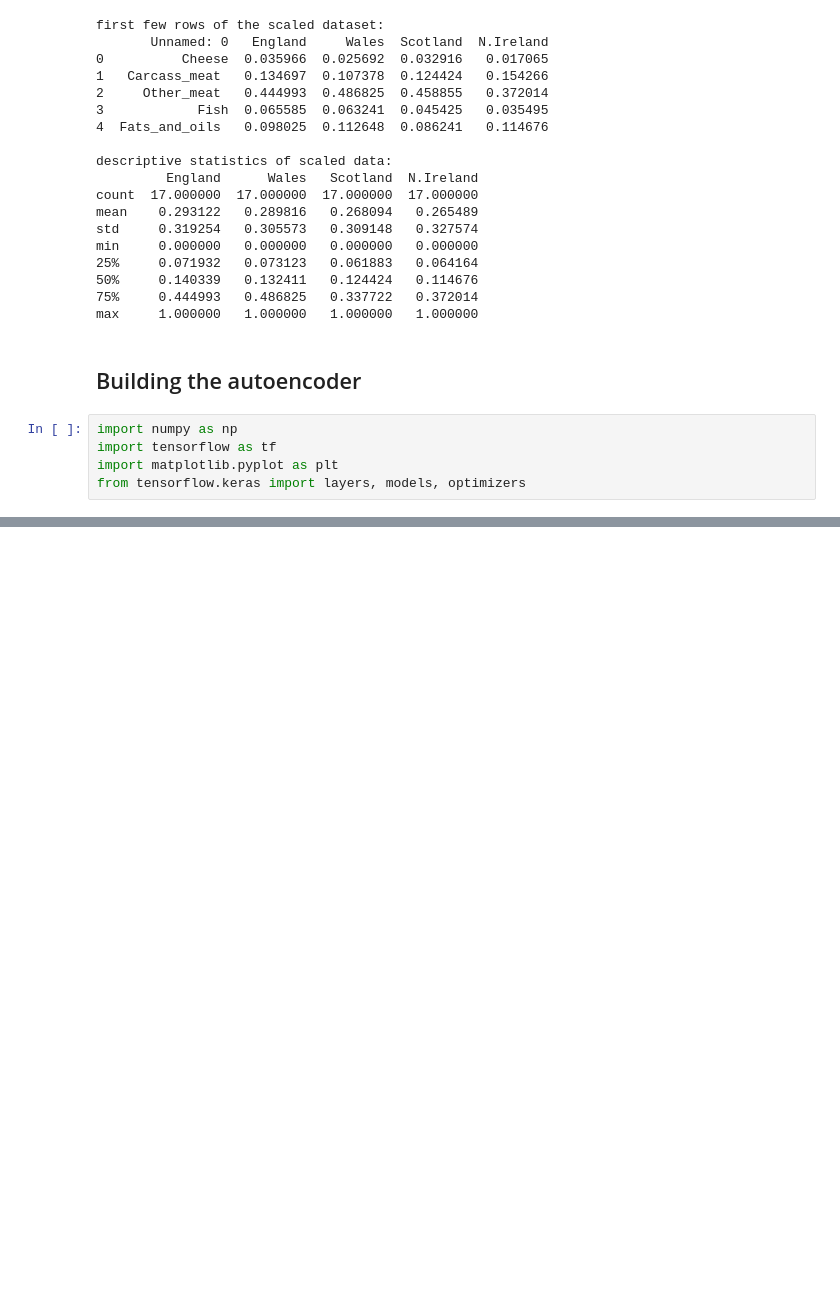
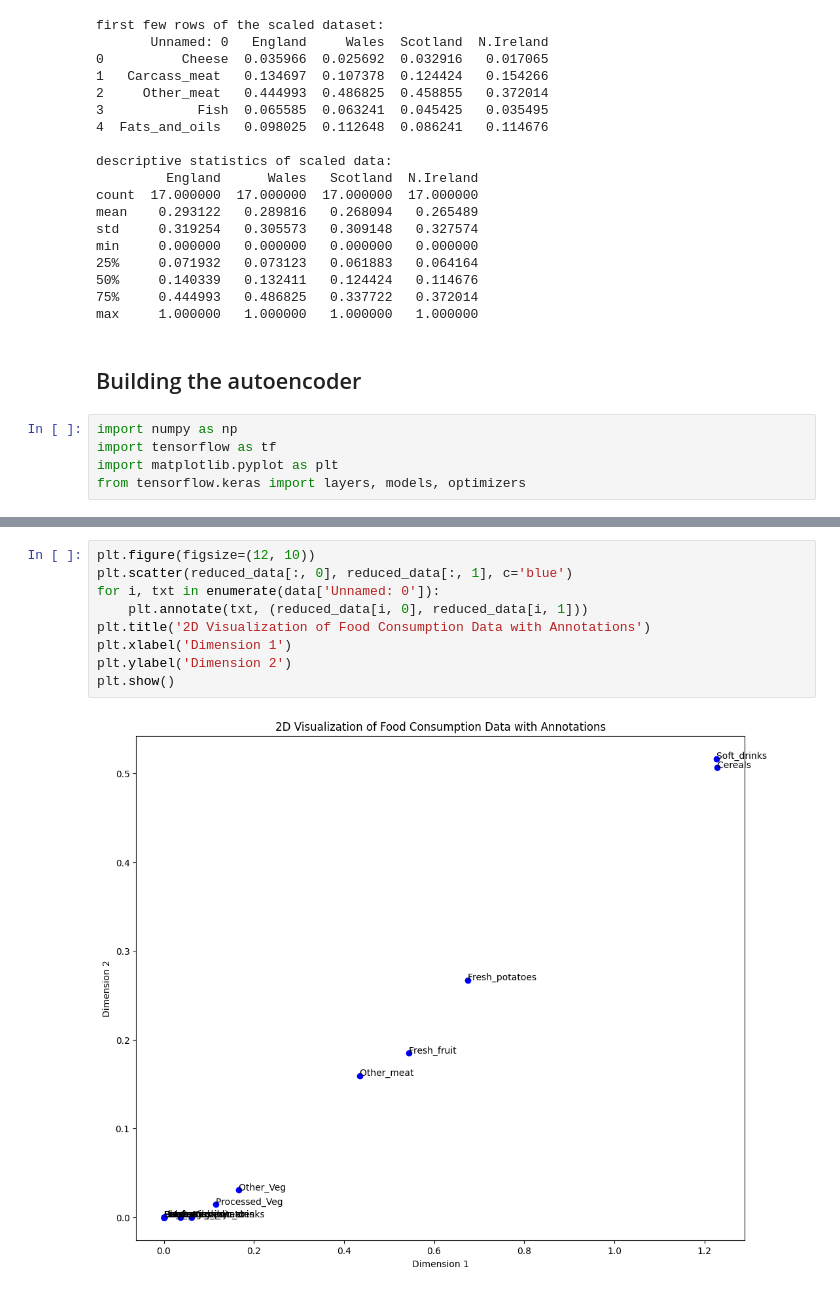
Before and after one commit to bl33h/autoencoder, a Jupyter notebook: src/autoencoder.ipynb, the cells around one changed output, grey strips where cells are left out. Cells and saved outputs as stored; diff of their text form; blank space fills up the shorter version.

```diff
--- a/src/autoencoder.ipynb
+++ b/src/autoencoder.ipynb
@@ -167,0 +186,11 @@ Epoch 50/50
+# %%
+plt.figure(figsize=(12, 10))
+plt.scatter(reduced_data[:, 0], reduced_data[:, 1], c='blue')
+for i, txt in enumerate(data['Unnamed: 0']):
+    plt.annotate(txt, (reduced_data[i, 0], reduced_data[i, 1]))
+plt.title('2D Visualization of Food Consumption Data with Annotations')
+plt.xlabel('Dimension 1')
+plt.ylabel('Dimension 2')
+plt.show()
+# %% [output]
+[figure, added]
```
Also changed, not shown: parts of 3 cells of this notebook.
